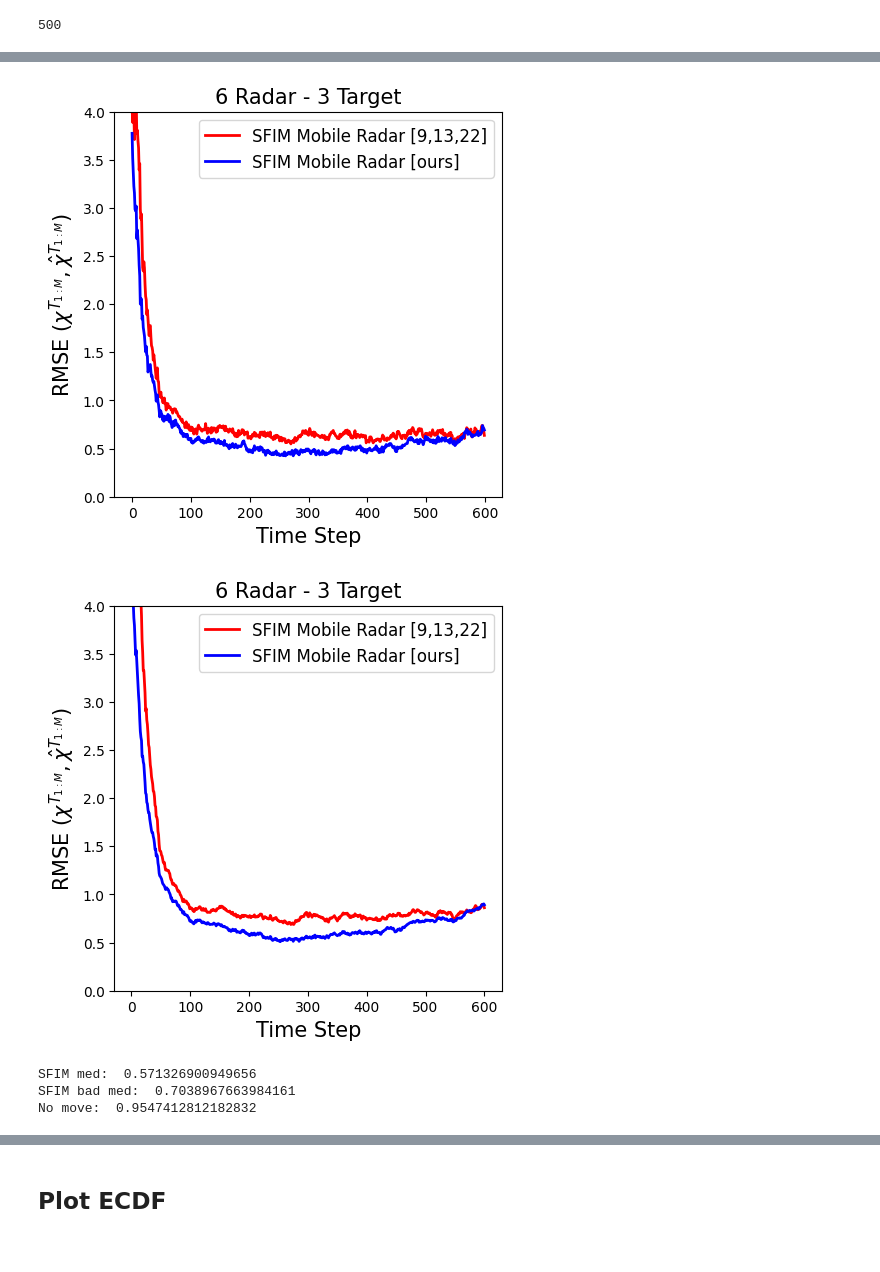
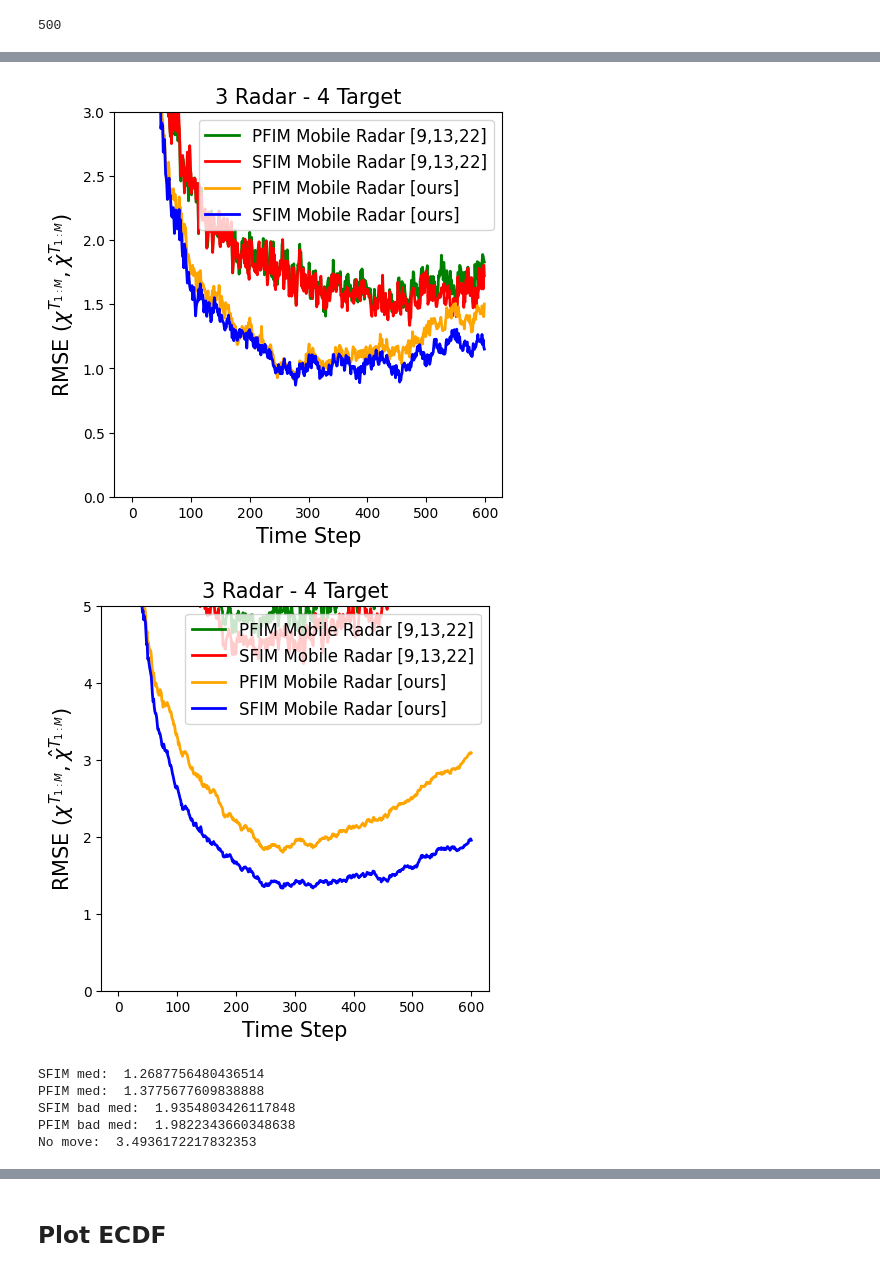
Before and after one commit to mlpotter/OptimalTrackingAndControl, a Jupyter notebook: src_faster/visualize_results.ipynb, the cells around one changed output, grey strips where cells are left out. Drawn from its saved outputs; the diff is of its cells as text; code cells hidden in the pictures.

```diff
--- a/src_faster/visualize_results.ipynb
+++ b/src_faster/visualize_results.ipynb
@@ -16,7 +16,7 @@ move_radars = ["no-move_radars","move_radars"]
 remove_tmp_images = ["remove_tmp_images"]
 save_images = ["no-save_images"]
 # %%
-experiment_number = 12
+experiment_number = 11
 folder_save =  os.path.join("results",f"experiment{experiment_number}_all")
 os.makedirs(folder_save,exist_ok=True)
 # %%
@@ -253,30 +253,30 @@ NameError: name 'rmse_move_pfim' is not defined
 # plt.savefig(os.path.join("results",f"rmse_overlayed_sfimbad{experiment_number}.pdf")) #
 # %%
 plt.figure(figsize=(5,5))
-# plt.plot(rmse_move_pfim_bad_median, linewidth=2,color="green",label='PFIM Mobile Radar [9,13,22]') #mean curve.
+plt.plot(rmse_move_pfim_bad_median, linewidth=2,color="green",label='PFIM Mobile Radar [9,13,22]') #mean curve.
 
 plt.plot(rmse_move_sfim_bad_median, linewidth=2,color="red",label='SFIM Mobile Radar [9,13,22]') #mean curve.
 
-# plt.plot(rmse_move_pfim_median, linewidth=2,color="orange",label='PFIM Mobile Radar [ours]') #mean curve.
+plt.plot(rmse_move_pfim_median, linewidth=2,color="orange",label='PFIM Mobile Radar [ours]') #mean curve.
 
 plt.plot(rmse_move_sfim_median, linewidth=2,color="blue",label='SFIM Mobile Radar [ours]') #mean curve.
 
 plt.xlabel("Time Step",fontsize=15)
 plt.ylabel('RMSE $(\chi^{T_{1:M}},\\hat{\chi}^{T_{1:M}})$',fontsize=15)
 # plt.ylabel("$x^2$")
 plt.legend(loc="upper right",fontsize=12)
 plt.title(title,fontsize=15)
-plt.ylim([0,4])
+plt.ylim([0,3])
 plt.savefig(os.path.join(folder_save,f"rmse_med_nohdi{experiment_number}.pdf"))
 # %% [output]
-[figure, old version]
+[figure, new version]
 # %%
 plt.figure(figsize=(5,5))
-# plt.plot(k,rmse_move_pfim_bad_mean, linewidth=2,color="green",label='PFIM Mobile Radar [9,13,22]') #mean curve.
+plt.plot(k,rmse_move_pfim_bad_mean, linewidth=2,color="green",label='PFIM Mobile Radar [9,13,22]') #mean curve.
 
 plt.plot(k,rmse_move_sfim_bad_mean, linewidth=2,color="red",label='SFIM Mobile Radar [9,13,22]') #mean curve.
 
-# plt.plot(k,rmse_move_pfim_mean, linewidth=2,color="orange",label='PFIM Mobile Radar [ours]') #mean curve.
+plt.plot(k,rmse_move_pfim_mean, linewidth=2,color="orange",label='PFIM Mobile Radar [ours]') #mean curve.
 
 plt.plot(k,rmse_move_sfim_mean, linewidth=2,color="blue",label='SFIM Mobile Radar [ours]') #mean curve.
 
@@ -285,19 +285,21 @@ plt.ylabel('RMSE $(\chi^{T_{1:M}},\\hat{\chi}^{T_{1:M}})$',fontsize=15)
 # plt.ylabel("$x^2$")
 plt.legend(loc="upper right",fontsize=12)
 plt.title(title,fontsize=15)
-plt.ylim([0,4])
+plt.ylim([0,5])
 plt.savefig(os.path.join(folder_save,f"rmse_mean_nohdi{experiment_number}.pdf"))
 # %% [output]
-[figure, old version]
+[figure, new version]
 # %%
 print("SFIM med: ",np.median(rmse_move_sfim))
-# print("PFIM med: ",np.median(rmse_move_pfim))
+print("PFIM med: ",np.median(rmse_move_pfim))
 print("SFIM bad med: ",np.median(rmse_move_sfim_bad))
-# print("PFIM bad med: ",np.median(rmse_move_pfim_bad))
+print("PFIM bad med: ",np.median(rmse_move_pfim_bad))
 print("No move: ",np.median(rmse_nomove))
 # %% [output]
-SFIM med:  0.571326900949656
-SFIM bad med:  0.7038967663984161
-No move:  0.9547412812182832
+SFIM med:  1.2687756480436514
+PFIM med:  1.3775677609838888
+SFIM bad med:  1.9354803426117848
+PFIM bad med:  1.9822343660348638
+No move:  3.4936172217832353
 # %%
 print("SFIM mean: ",np.mean(rmse_move_sfim))
```
Also changed, not shown: parts of 15 cells of this notebook, 2 other files.
